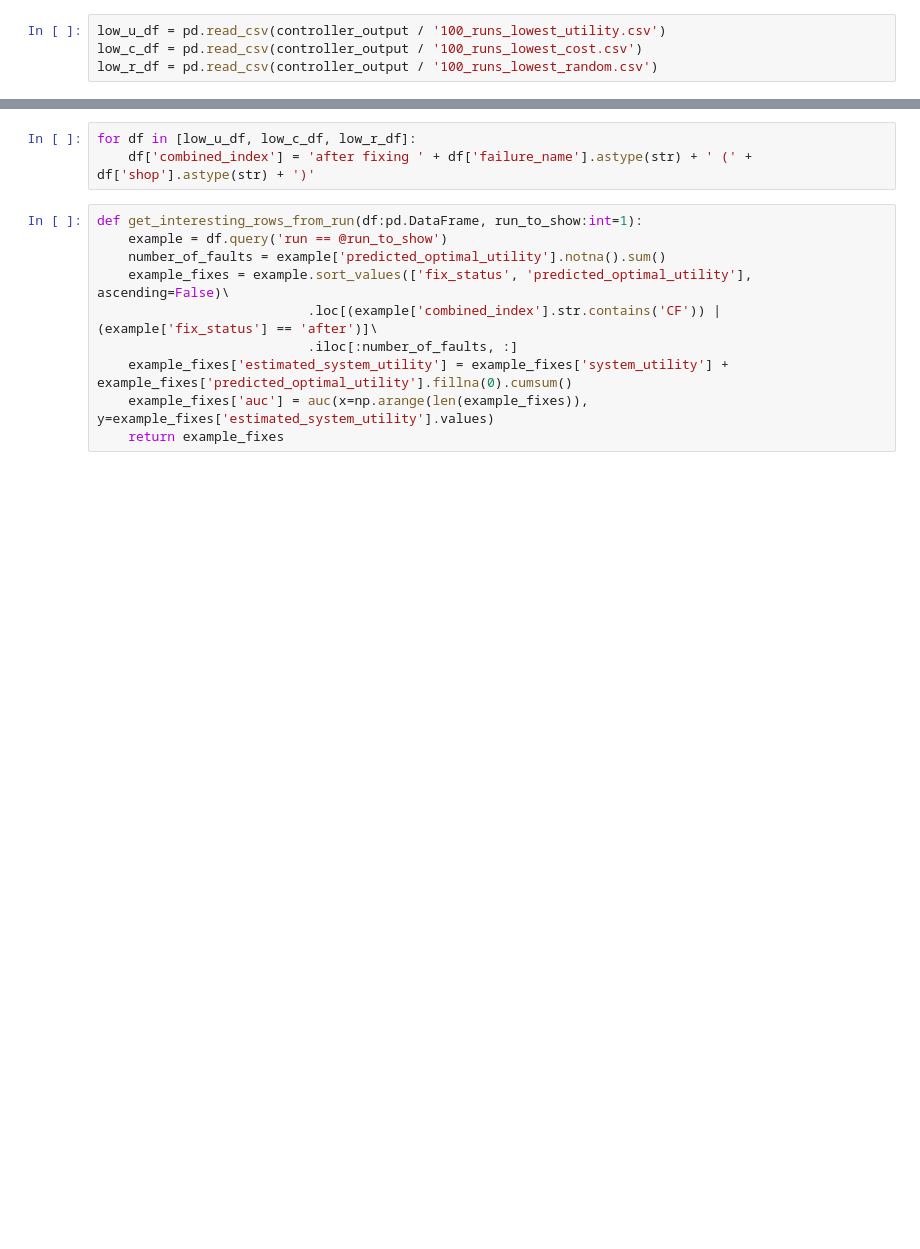
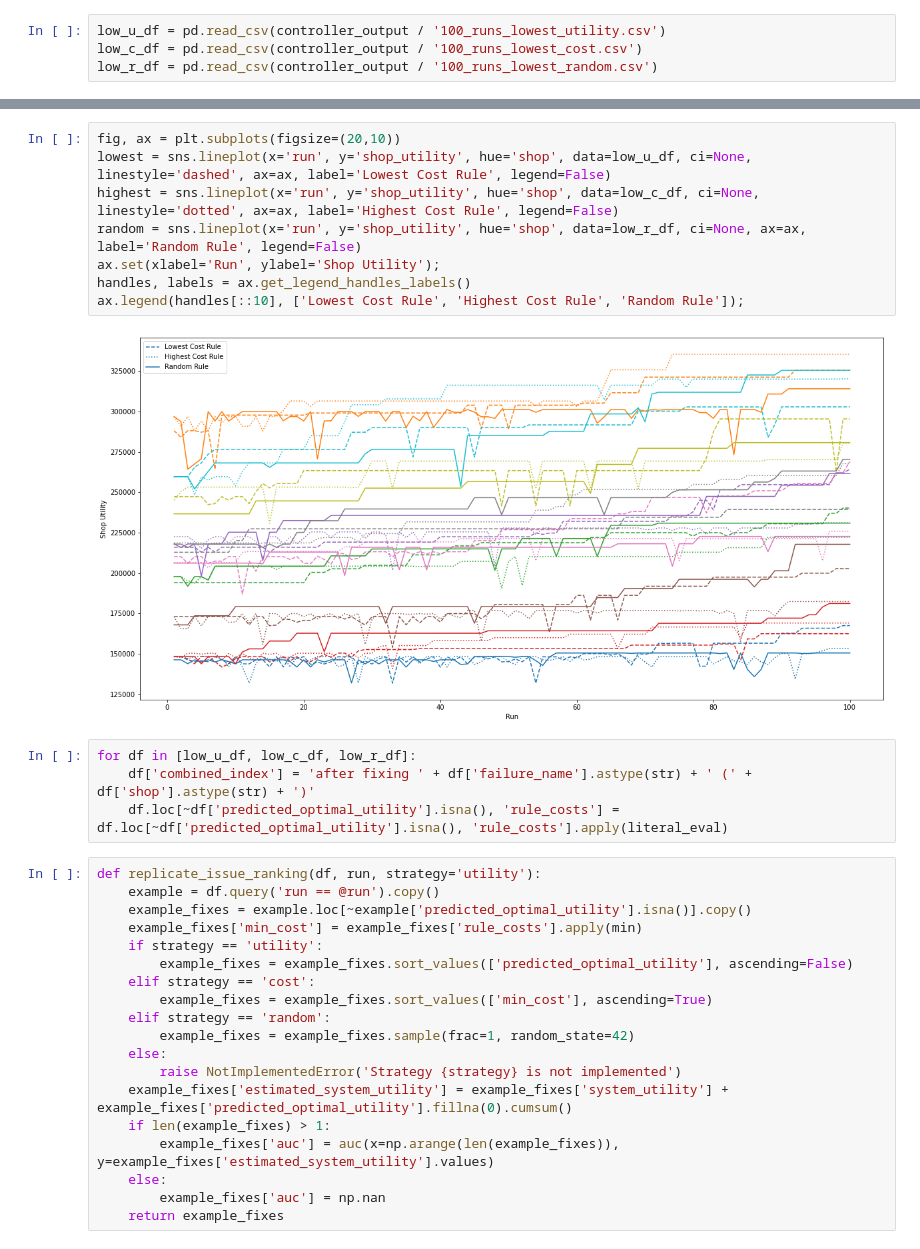
Before and after one commit to Phimanu/MachineLearningControl, a Jupyter notebook: mrubis_controller/performance_plots.ipynb, the cells around one changed output, grey strips where cells are left out. Drawn from its saved outputs; the diff is of its cells as text; blank space fills up the shorter version.

```diff
--- a/mrubis_controller/performance_plots.ipynb
+++ b/mrubis_controller/performance_plots.ipynb
@@ -44,13 +52,33 @@ low_r_df = pd.read_csv(controller_output / '100_runs_lowest_random.csv')
+# %%
+fig, ax = plt.subplots(figsize=(20,10))
+lowest = sns.lineplot(x='run', y='shop_utility', hue='shop', data=low_u_df, ci=None, linestyle='dashed', ax=ax, label='Lowest Cost Rule', legend=False)
+highest = sns.lineplot(x='run', y='shop_utility', hue='shop', data=low_c_df, ci=None, linestyle='dotted', ax=ax, label='Highest Cost Rule', legend=False)
+random = sns.lineplot(x='run', y='shop_utility', hue='shop', data=low_r_df, ci=None, ax=ax, label='Random Rule', legend=False)
+ax.set(xlabel='Run', ylabel='Shop Utility');
+handles, labels = ax.get_legend_handles_labels()
+ax.legend(handles[::10], ['Lowest Cost Rule', 'Highest Cost Rule', 'Random Rule']);
+# %% [output]
+[figure, added]
 # %%
 for df in [low_u_df, low_c_df, low_r_df]:
     df['combined_index'] = 'after fixing ' + df['failure_name'].astype(str) + ' (' + df['shop'].astype(str) + ')'
+    df.loc[~df['predicted_optimal_utility'].isna(), 'rule_costs'] = df.loc[~df['predicted_optimal_utility'].isna(), 'rule_costs'].apply(literal_eval)
 # %%
-def get_interesting_rows_from_run(df:pd.DataFrame, run_to_show:int=1):
-    example = df.query('run == @run_to_show')
-    number_of_faults = example['predicted_optimal_utility'].notna().sum()
-    example_fixes = example.sort_values(['fix_status', 'predicted_optimal_utility'], ascending=False)\
-                           .loc[(example['combined_index'].str.contains('CF')) | (example['fix_status'] == 'after')]\
-                           .iloc[:number_of_faults, :]
+def replicate_issue_ranking(df, run, strategy='utility'):
+    example = df.query('run == @run').copy()
+    example_fixes = example.loc[~example['predicted_optimal_utility'].isna()].copy()
+    example_fixes['min_cost'] = example_fixes['rule_costs'].apply(min)
+    if strategy == 'utility':
+        example_fixes = example_fixes.sort_values(['predicted_optimal_utility'], ascending=False)
+    elif strategy == 'cost':
+        example_fixes = example_fixes.sort_values(['min_cost'], ascending=True)
+    elif strategy == 'random':
+        example_fixes = example_fixes.sample(frac=1, random_state=42)
+    else:
+        raise NotImplementedError('Strategy {strategy} is not implemented')
     example_fixes['estimated_system_utility'] = example_fixes['system_utility'] + example_fixes['predicted_optimal_utility'].fillna(0).cumsum()
-    example_fixes['auc'] = auc(x=np.arange(len(example_fixes)), y=example_fixes['estimated_system_utility'].values)
+    if len(example_fixes) > 1:
+        example_fixes['auc'] = auc(x=np.arange(len(example_fixes)), y=example_fixes['estimated_system_utility'].values)
+    else:
+        example_fixes['auc'] = np.nan
     return example_fixes
```
Also changed, not shown: parts of 4 cells of this notebook.
